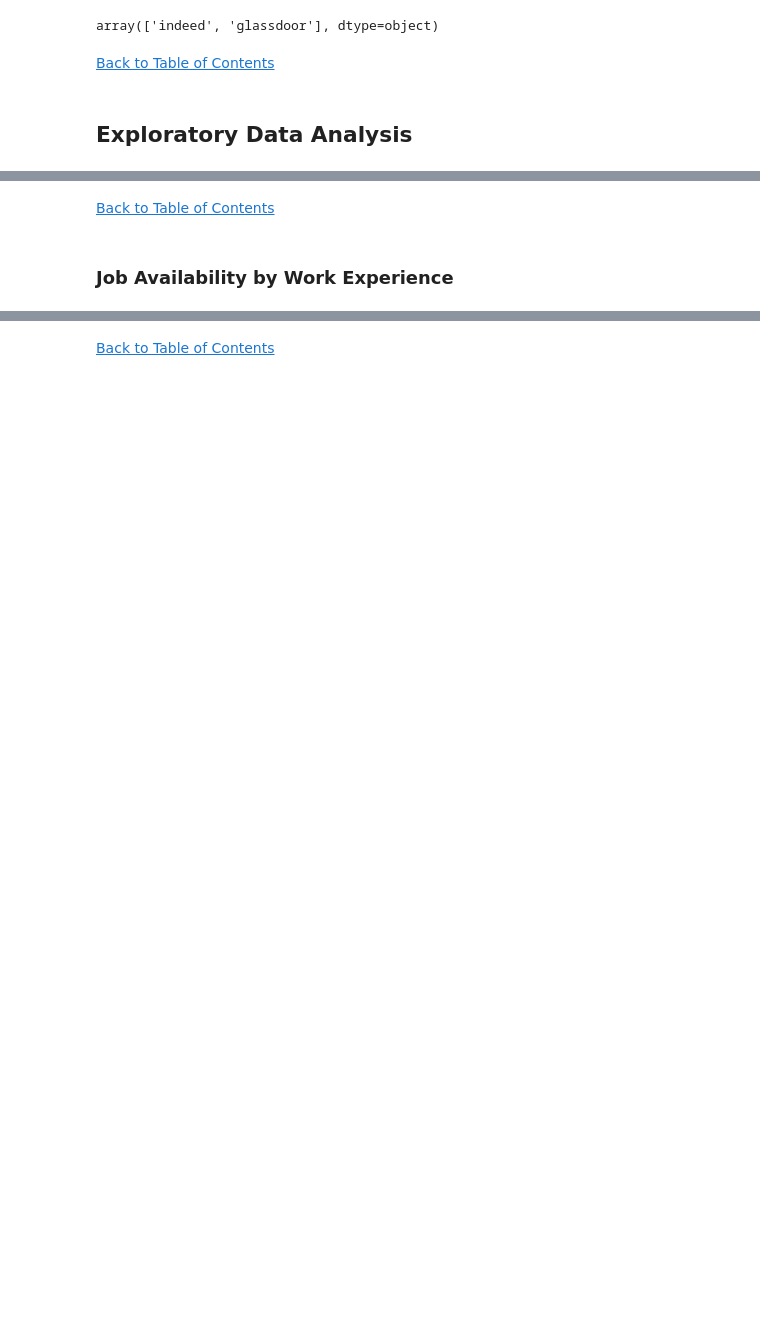
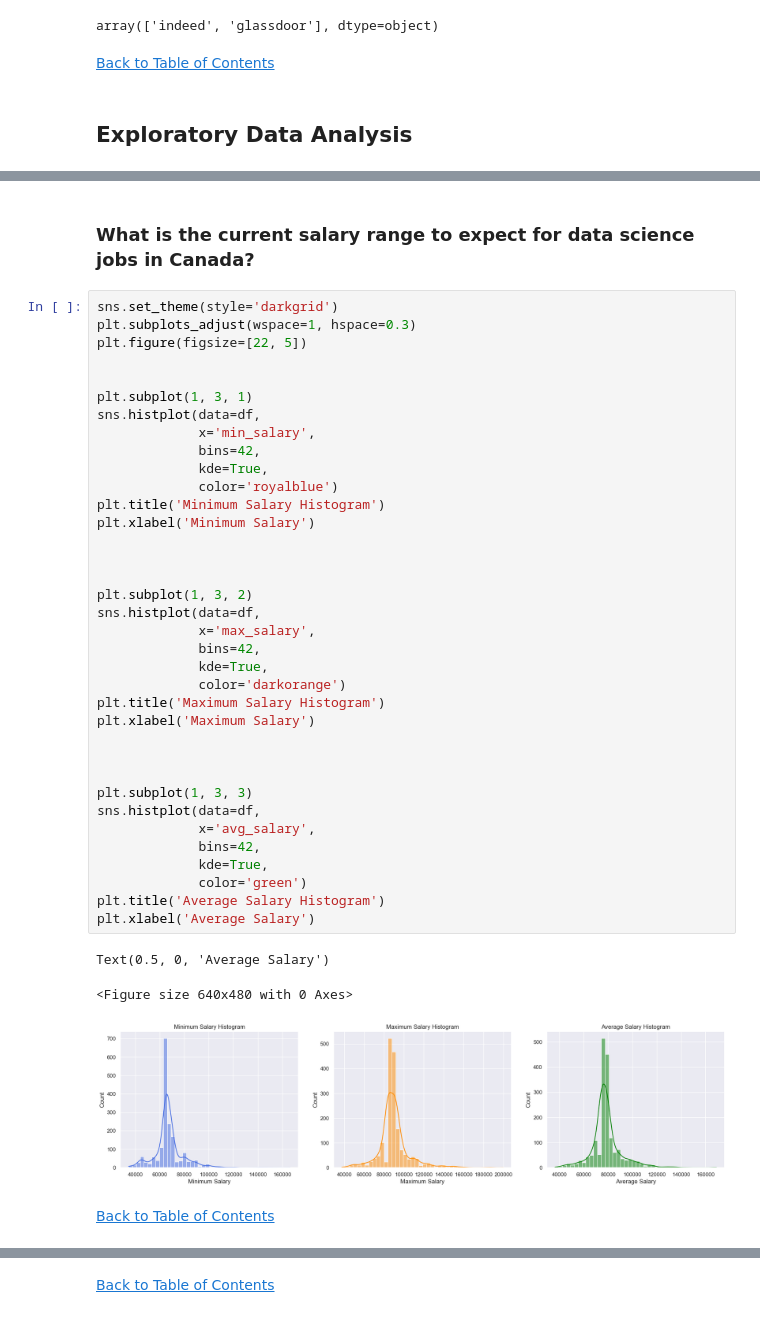
Before and after one commit to jasondo-da/Canadian_Data_Science_Jobs_Analysis, a Jupyter notebook: da_job_posts_canada_analysis.ipynb, the cells around one changed output, grey strips where cells are left out. Saved outputs shown, nothing was run; the diff lists cells and outputs as text; blank space fills up the shorter version.

```diff
--- a/da_job_posts_canada_analysis.ipynb
+++ b/da_job_posts_canada_analysis.ipynb
@@ -1227,4 +1173,44 @@ Text(0, 0.5, 'Available Job Positions')
+# %% [markdown]
+### What is the current salary range to expect for data science jobs in Canada?
+# %%
+sns.set_theme(style='darkgrid')
+plt.subplots_adjust(wspace=1, hspace=0.3)
+plt.figure(figsize=[22, 5])
+
+
+plt.subplot(1, 3, 1)
+sns.histplot(data=df,
+             x='min_salary',
+             bins=42,
+             kde=True,
+             color='royalblue')
+plt.title('Minimum Salary Histogram')
+plt.xlabel('Minimum Salary')
+
+
+
+plt.subplot(1, 3, 2)
+sns.histplot(data=df,
+             x='max_salary',
+             bins=42,
+             kde=True,
+             color='darkorange')
+plt.title('Maximum Salary Histogram')
+plt.xlabel('Maximum Salary')
+
+
+
+plt.subplot(1, 3, 3)
+sns.histplot(data=df,
+             x='avg_salary',
+             bins=42,
+             kde=True,
+             color='green')
+plt.title('Average Salary Histogram')
+plt.xlabel('Average Salary')
+# %% [output]
+Text(0.5, 0, 'Average Salary')
+<Figure size 640x480 with 0 Axes>
+[figure, added]
 # %% [markdown]
 [Back to Table of Contents](#back)
-# %% [markdown]
-### Job Availability by Work Experience
```
Also changed, not shown: parts of 26 cells of this notebook.
